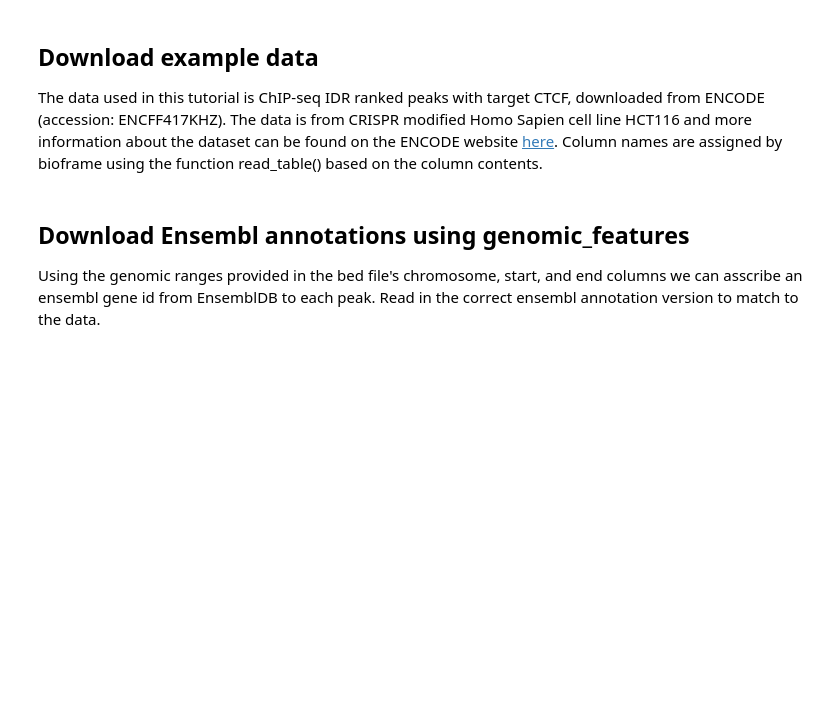
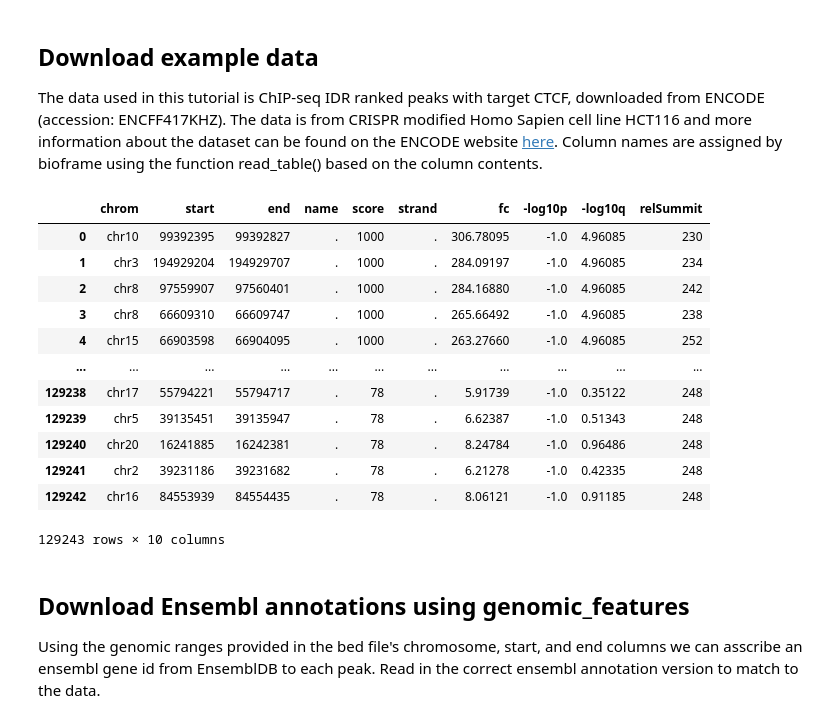
Before and after one commit to scverse/genomic-features, a Jupyter notebook: docs/how-to/ChIP_seq_genomic_ranges_tutorial.ipynb, the cells around one changed output. Saved outputs shown, nothing was run; the diff lists cells and outputs as text; code cells hidden in the pictures; blank space fills up the shorter version.

```diff
--- a/docs/how-to/ChIP_seq_genomic_ranges_tutorial.ipynb
+++ b/docs/how-to/ChIP_seq_genomic_ranges_tutorial.ipynb
@@ -13,9 +20,23 @@ The data used in this tutorial is ChIP-seq IDR ranked peaks with target CTCF, do
 # %%
 ctcf_peak = bioframe.read_table(
     "https://www.encodeproject.org/files/ENCFF417KHZ/@@download/ENCFF417KHZ.bed.gz",
-    schema="narrowPeak",
+    schema="narrowPeak"
 )
 ctcf_peak
+# %% [output]
+|  | chrom | start | end | name | score | strand | fc | -log10p | -log10q | relSummit |
+| 0 | chr10 | 99392395 | 99392827 | . | 1000 | . | 306.78095 | -1.0 | 4.96085 | 230 |
+| 1 | chr3 | 194929204 | 194929707 | . | 1000 | . | 284.09197 | -1.0 | 4.96085 | 234 |
+| 2 | chr8 | 97559907 | 97560401 | . | 1000 | . | 284.16880 | -1.0 | 4.96085 | 242 |
+| 3 | chr8 | 66609310 | 66609747 | . | 1000 | . | 265.66492 | -1.0 | 4.96085 | 238 |
+| 4 | chr15 | 66903598 | 66904095 | . | 1000 | . | 263.27660 | -1.0 | 4.96085 | 252 |
+| ... | ... | ... | ... | ... | ... | ... | ... | ... | ... | ... |
+| 129238 | chr17 | 55794221 | 55794717 | . | 78 | . | 5.91739 | -1.0 | 0.35122 | 248 |
+| 129239 | chr5 | 39135451 | 39135947 | . | 78 | . | 6.62387 | -1.0 | 0.51343 | 248 |
+| 129240 | chr20 | 16241885 | 16242381 | . | 78 | . | 8.24784 | -1.0 | 0.96486 | 248 |
+| 129241 | chr2 | 39231186 | 39231682 | . | 78 | . | 6.21278 | -1.0 | 0.42335 | 248 |
+| 129242 | chr16 | 84553939 | 84554435 | . | 78 | . | 8.06121 | -1.0 | 0.91185 | 248 |
+129243 rows × 10 columns
 # %% [markdown]
 ## Download Ensembl annotations using genomic_features
 
```
Also changed, not shown: parts of 19 cells of this notebook.
